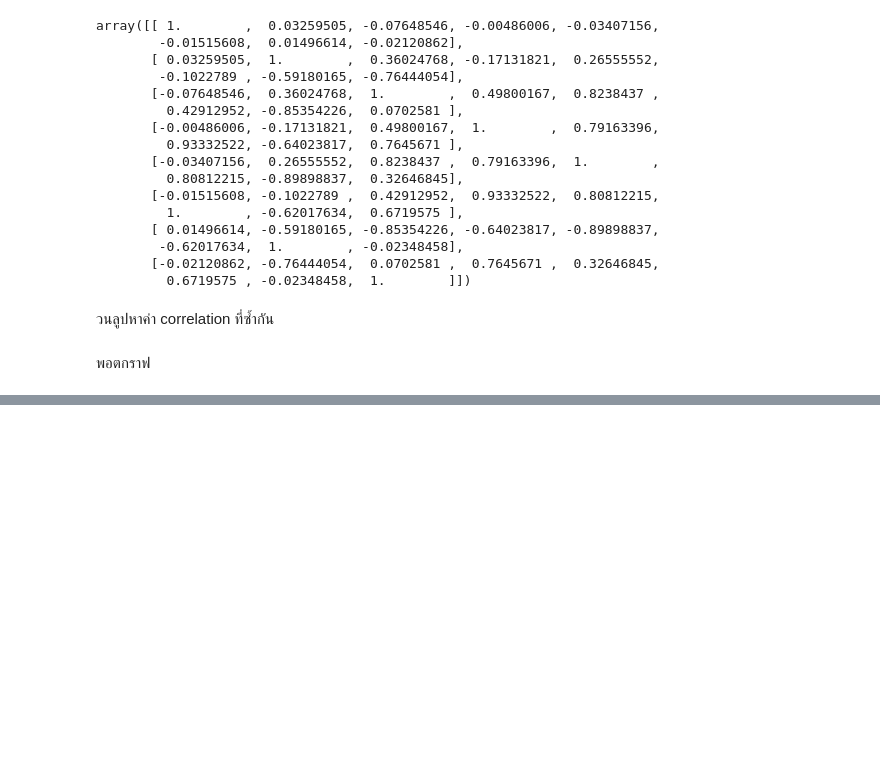
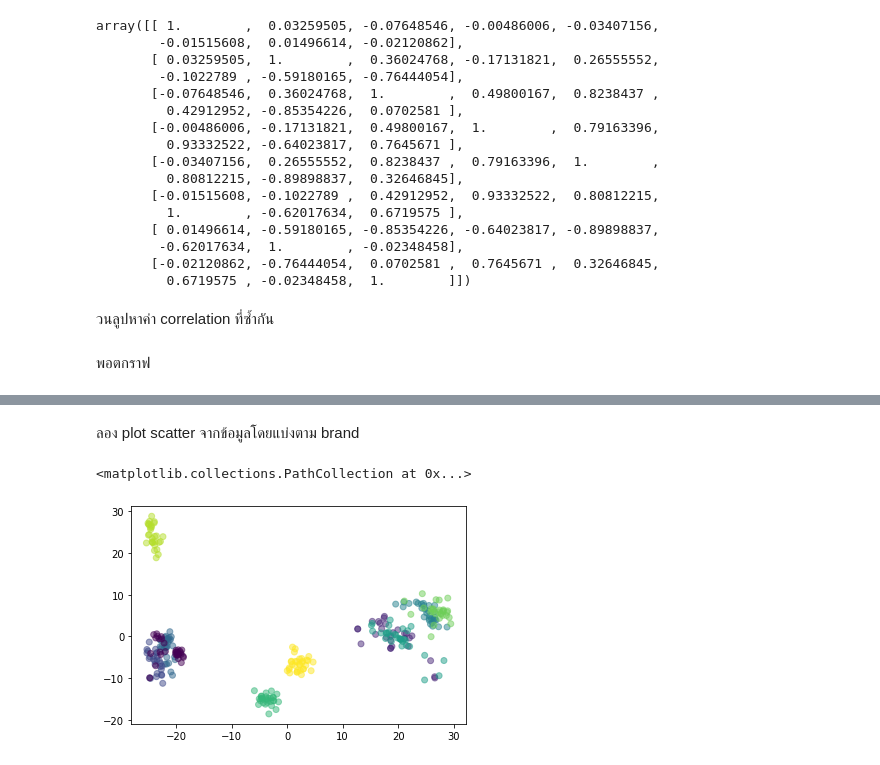
Before and after one commit to Kggzzz/Multivaririate, a Jupyter notebook: Exam01.ipynb, the cells around one changed output, grey strips where cells are left out. Drawn from its saved outputs; the diff is of its cells as text; code cells hidden in the pictures; blank space fills up the shorter version.

```diff
--- a/Exam01.ipynb
+++ b/Exam01.ipynb
@@ -119,0 +193,3 @@ plt.plot(newdata.iloc[:,],newdata.iloc[:,],'r.')
+# %%
+Brand = set(data['brand'])
+Brand
@@ -119,0 +200,10 @@ plt.plot(newdata.iloc[:,],newdata.iloc[:,],'r.')
+# %%
+Brand_l = list(Brand)
+Brand_l.sort() #เป็นการเรียงค่า ตัวเลขจากน้อยไปมาก ตัวหนังสือจาก a-z
+color_list = {}
+num = 0
+for each_b in Brand:
+   if each_b not in color_list:
+#สร้าง dictionaly เพื่อสร้างเก็บข้อมูล โดยการวนลูป
+       color_list[each_b] = num
+       num += 1
@@ -119,0 +225,2 @@ plt.plot(newdata.iloc[:,],newdata.iloc[:,],'r.')
+# %%
+data2 = data_test.replace(color_list)
@@ -119,0 +243,7 @@ plt.plot(newdata.iloc[:,],newdata.iloc[:,],'r.')
+# %% [markdown]
+ลอง plot scatter จากข้อมูลโดยแบ่งตาม brand
+# %%
+plt.scatter(new_pca[:,0],new_pca[:,1],c = data2['brand'],alpha=0.5)
+# %% [output]
+<matplotlib.collections.PathCollection at 0x...>
+[figure, added]
```
Also changed, not shown: parts of 21 cells of this notebook.
